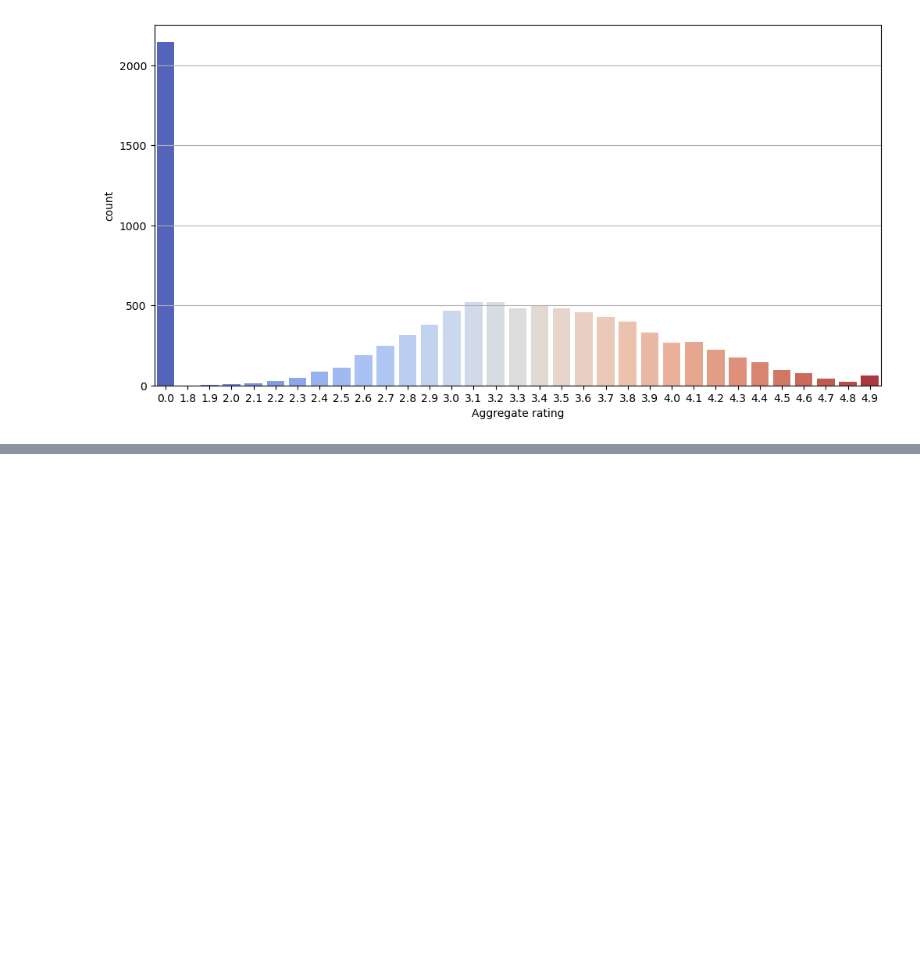
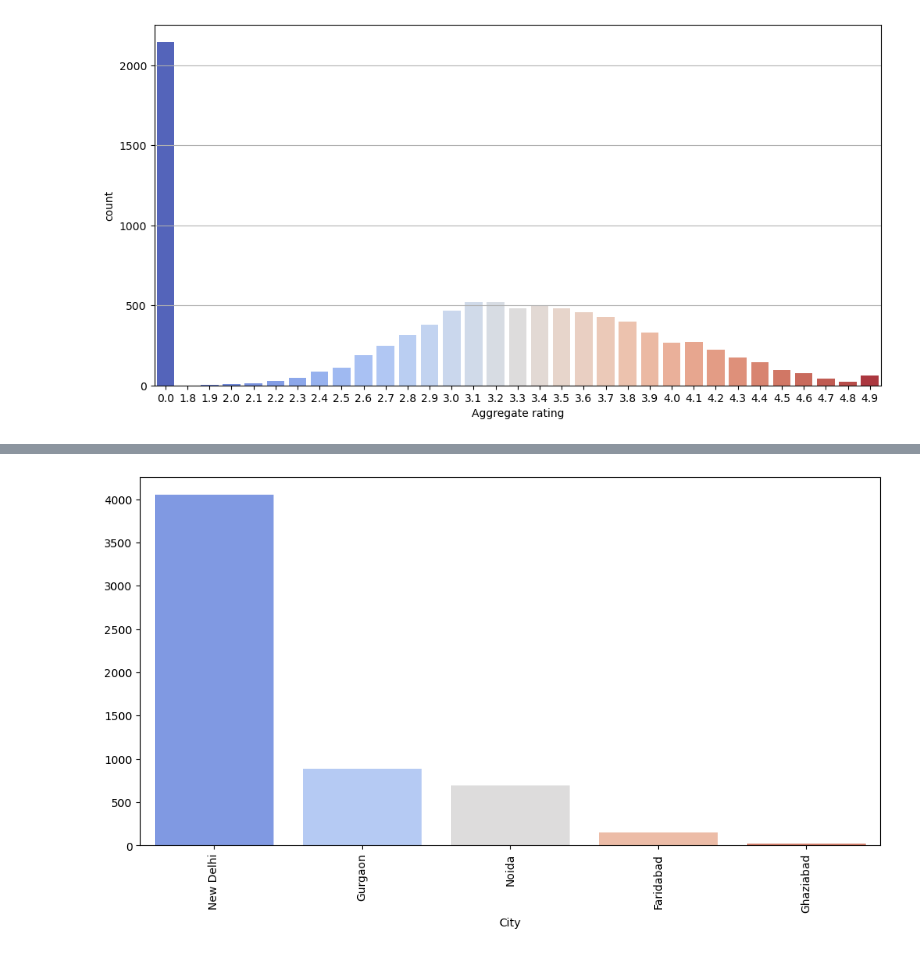
Before and after one commit to rahul-1419/gitVSPython, a Jupyter notebook: Projects/New folder/sheet_4.ipynb, the cells around one changed output, grey strips where cells are left out. Drawn from its saved outputs; the diff is of its cells as text; code cells hidden in the pictures; blank space fills up the shorter version.

```diff
--- a/Projects/New folder/sheet_4.ipynb
+++ b/Projects/New folder/sheet_4.ipynb
@@ -107,0 +260,8 @@ plt.show()
+# %%
+city_count = df['City'].value_counts().head(5)
+plt.figure(figsize=(12,6))
+sns.barplot(x=city_count.index, y = city_count.values,palette='coolwarm')
+plt.xticks(rotation=90)
+plt.show()
+# %% [output]
+[figure, added]
```
Also changed, not shown: parts of 61 cells of this notebook, 6 other files.
